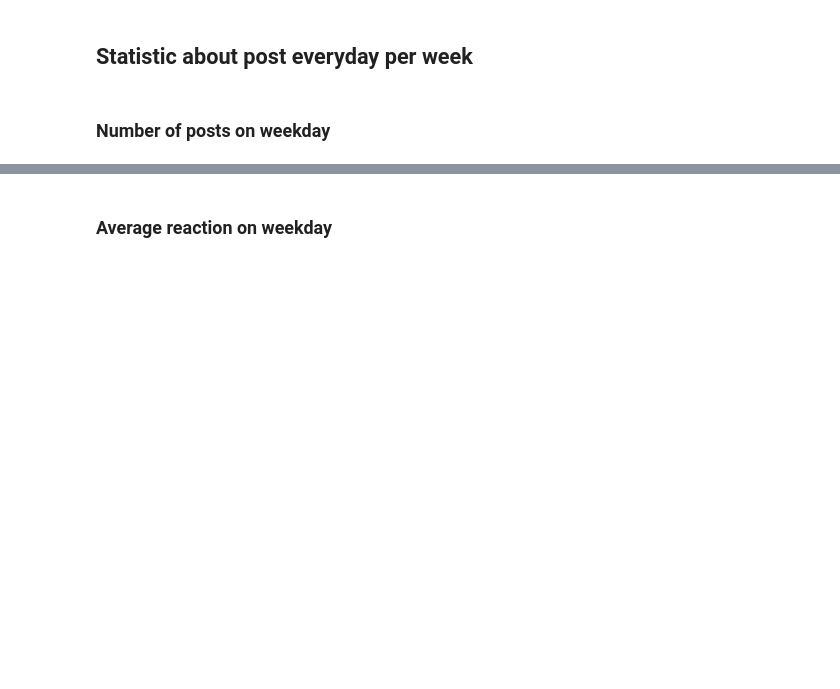
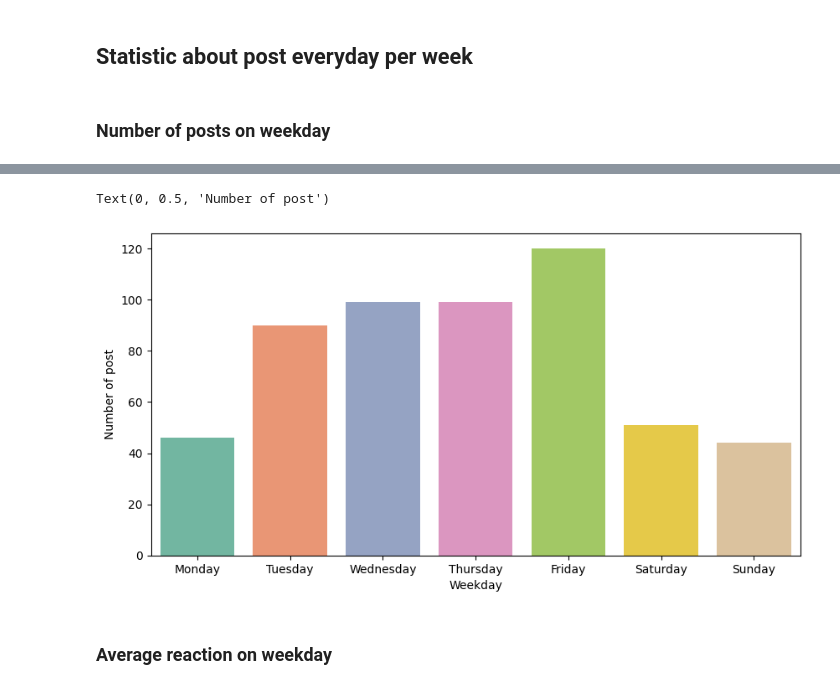
Before and after one commit to chirikatori/data-analyze-facebook, a Jupyter notebook: Analyzes.ipynb, the cells around one changed output, grey strips where cells are left out. Drawn from its saved outputs; the diff is of its cells as text; code cells hidden in the pictures; blank space fills up the shorter version.

```diff
--- a/Analyzes.ipynb
+++ b/Analyzes.ipynb
@@ -75,3 +84,9 @@ KeyError: "['like'] not in index"
 ## Statistic about post everyday per week
 # %% [markdown]
 ### Number of posts on weekday
+# %%
+Weekdays = {0: 'Monday', 1: 'Tuesday', 2: 'Wednesday', 3: 'Thursday', 4: 'Friday', 5: 'Saturday', 6: 'Sunday'}
+data['time'] = pd.to_datetime(data['time'])
+data['Weekday'] = data['time'].dt.weekday
+posts_per_day = data['Weekday'].value_counts().sort_index().rename(index=Weekdays)
+posts_per_day
@@ -78,2 +103,10 @@ KeyError: "['like'] not in index"
+# %%
+plt.figure(figsize=(10,5))
+sns.barplot(x=posts_per_day.index, y=posts_per_day.values, hue=posts_per_day.index, palette="Set2")
+plt.xlabel(xlabel="Weekday")
+plt.ylabel(ylabel="Number of post")
+# %% [output]
+Text(0, 0.5, 'Number of post')
+[figure, added]
 # %% [markdown]
 ### Average reaction on weekday
```
Also changed, not shown: parts of 21 cells of this notebook, 21 other files.
